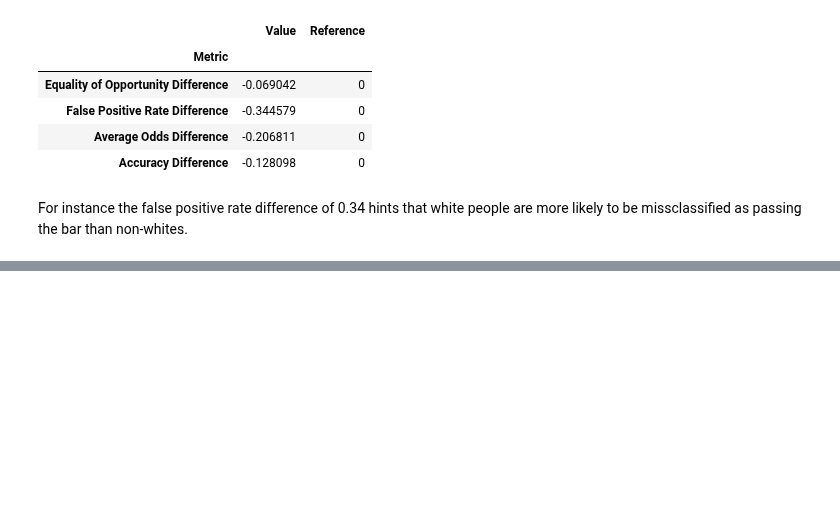
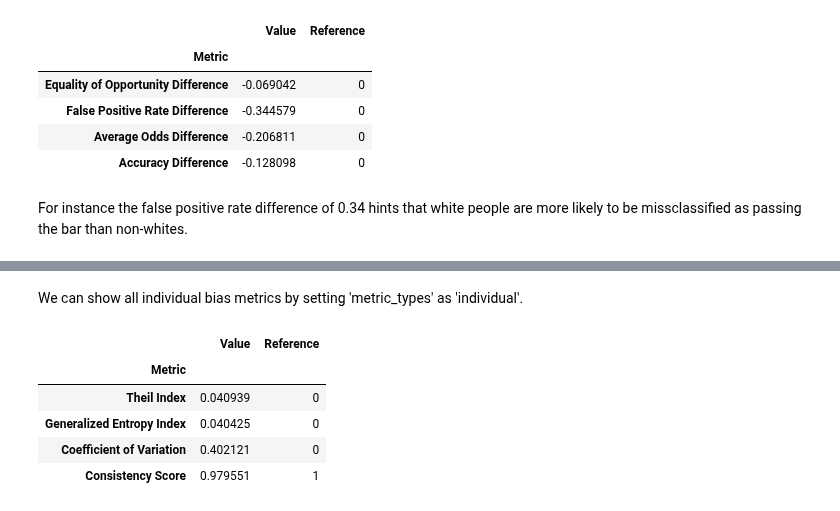
Before and after one commit to holistic-ai/holisticai, a Jupyter notebook: tutorials/bias/measuring_bias_tutorials/measuring_bias_classification.ipynb, the cells around one changed output, grey strips where cells are left out. Cells and saved outputs as stored; diff of their text form; code cells hidden in the pictures; blank space fills up the shorter version.

Commit message:
chore: individual fairness

```diff
--- a/tutorials/bias/measuring_bias_tutorials/measuring_bias_classification.ipynb
+++ b/tutorials/bias/measuring_bias_tutorials/measuring_bias_classification.ipynb
@@ -220,0 +214,11 @@ For instance the false positive rate difference of 0.34 hints that white people
+# %% [markdown]
+We can show all individual bias metrics by setting 'metric_types' as 'individual'.
+# %%
+classification_bias_metrics(y_pred=y_pred, y_true=y_true, X=X_test_t, metric_type='individual')
+# %% [output]
+|  | Value | Reference |
+| Metric |  |  |
+| Theil Index | 0.040939 | 0 |
+| Generalized Entropy Index | 0.040425 | 0 |
+| Coefficient of Variation | 0.402121 | 0 |
+| Consistency Score | 0.979551 | 1 |
```
Also changed, not shown: parts of 8 cells of this notebook, 4 other files.
